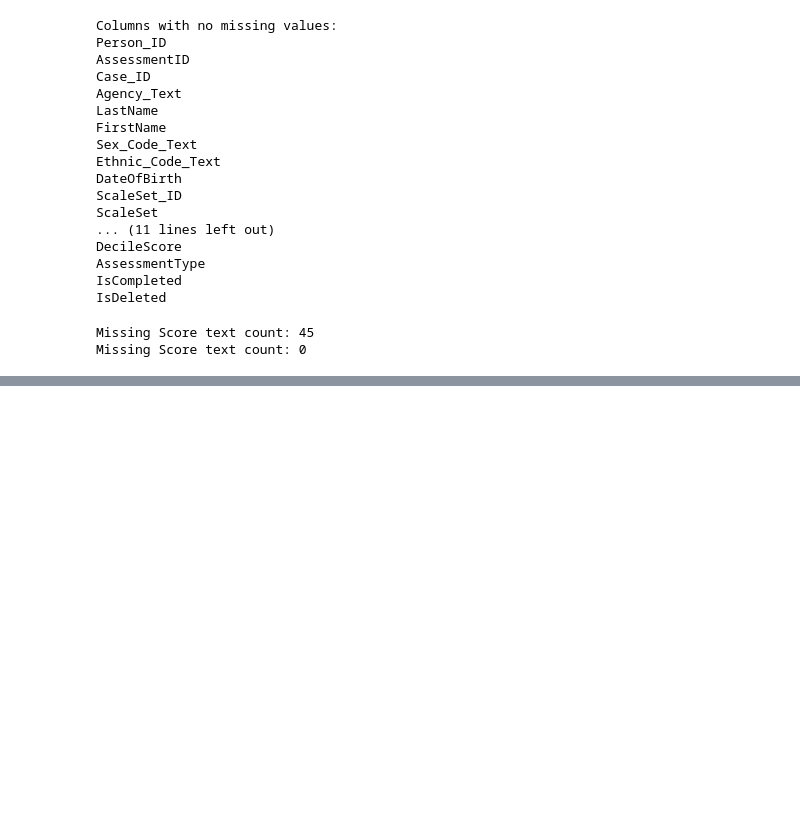
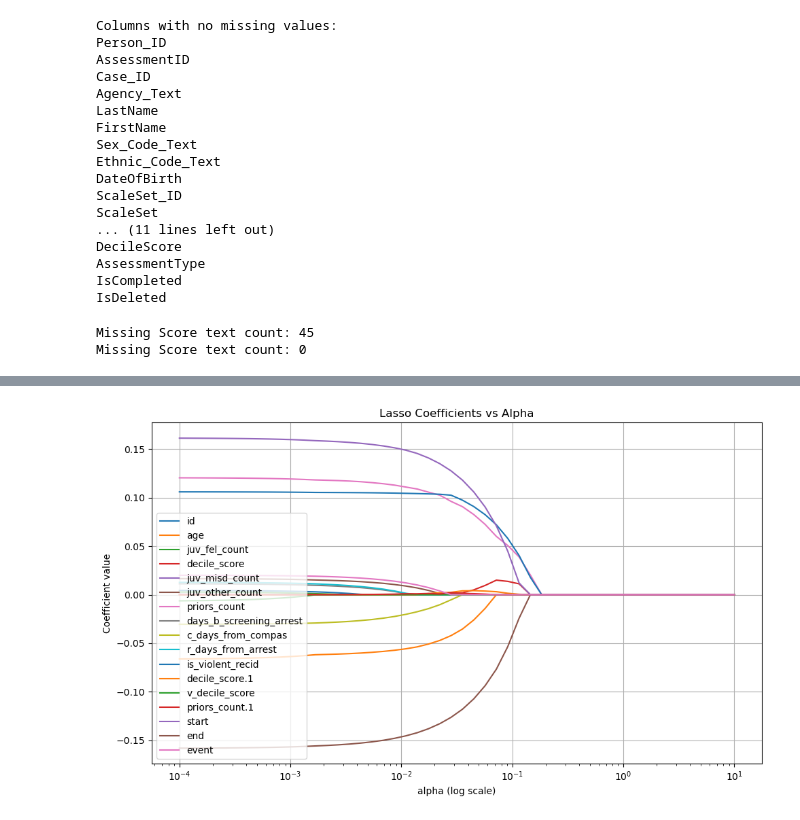
Before and after one commit to bernardoa-uchicago/Data259-Project, a Jupyter notebook: analysis.ipynb, the cells around one changed output, grey strips where cells are left out. Saved outputs shown, nothing was run; the diff lists cells and outputs as text; code cells hidden in the pictures; blank space fills up the shorter version.

```diff
--- a/analysis.ipynb
+++ b/analysis.ipynb
@@ -215,0 +231,22 @@ compas_raw['DateOfBirth'] = pd.to_datetime(compas_raw['DateOfBirth'], errors='co
+# %%
+numeric_cols = cox_parsed.select_dtypes(include=['float64', 'int64']).columns
+numeric_cols = list(numeric_cols)
+numeric_cols.remove("is_recid")
+X = cox_parsed[numeric_cols].copy()
+y = cox_parsed['is_recid']
+
+X_train, X_test, y_train, y_test = train_test_split(X, y, test_size=0.2, random_state=42)
+
+scaler = StandardScaler()
+X_train_scaled = scaler.fit_transform(X_train)
+X_test_scaled = scaler.transform(X_test)
+
+lasso = Lasso(alpha=0.1)
+lasso.fit(X_train_scaled, y_train)
+y_pred = lasso.predict(X_test_scaled)
+
+print("MSE:", mean_squared_error(y_test, y_pred))
+print("R^2 Score", r2_score(y_test, y_pred))
+coefficients = pd.Series(lasso.coef_, index=X.columns)
+print("\nLasso Coefficients:")
+print(coefficients)
@@ -215,0 +271,23 @@ compas_raw['DateOfBirth'] = pd.to_datetime(compas_raw['DateOfBirth'], errors='co
+# %%
+alphas = np.logspace(-4, 1, 50)
+coefs = []
+for alpha in alphas:
+    lasso = Lasso(alpha=alpha, max_iter=10000)
+    lasso.fit(X_train_scaled, y_train)
+    coefs.append(lasso.coef_)
+
+coefs = np.array(coefs)
+
+plt.figure(figsize=(10, 6))
+for i, col in enumerate(X.columns):
+    plt.plot(alphas, coefs[:, i], label=col)
+plt.xscale('log')
+plt.xlabel("alpha (log scale)")
+plt.ylabel("Coefficient value")
+plt.title("Lasso Coefficients vs Alpha")
+plt.legend(loc='best')
+plt.grid(True)
+plt.tight_layout()
+plt.show()
+# %% [output]
+[figure, added]
```
Also changed, not shown: parts of 9 cells of this notebook.
